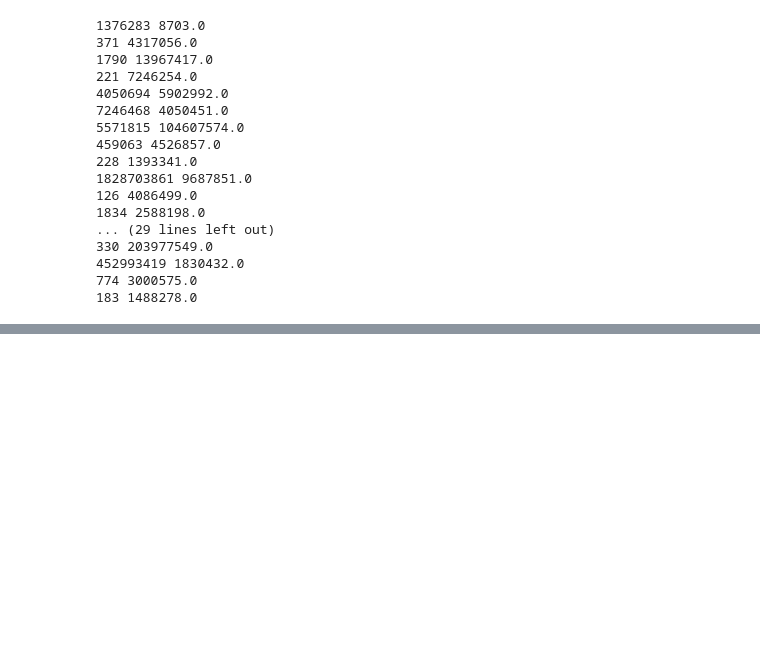
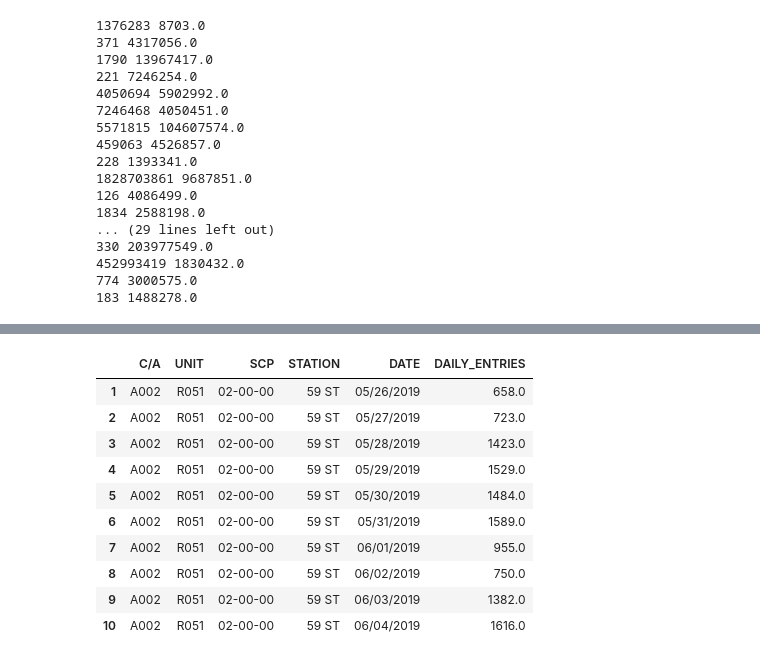
Before and after one commit to jnk83/EDA-Project1, a Jupyter notebook: proj1working.ipynb, the cells around one changed output, grey strips where cells are left out. Drawn from its saved outputs; the diff is of its cells as text; code cells hidden in the pictures; blank space fills up the shorter version.

```diff
--- a/proj1working.ipynb
+++ b/proj1working.ipynb
@@ -201,0 +221,18 @@ entries_daily.head()
+# %%
+entries_daily = entries_daily.drop(['PREV_ENTRIES', 'ENTRIES'], axis = 1, errors = 'ignore')
+# %%
+entries_daily = entries_daily.drop(['PREV_DATE'], axis = 1, errors = 'ignore')
+# %%
+entries_daily.head(10)
+# %% [output]
+|  | C/A | UNIT | SCP | STATION | DATE | DAILY_ENTRIES |
+| 1 | A002 | R051 | 02-00-00 | 59 ST | 05/26/2019 | 658.0 |
+| 2 | A002 | R051 | 02-00-00 | 59 ST | 05/27/2019 | 723.0 |
+| 3 | A002 | R051 | 02-00-00 | 59 ST | 05/28/2019 | 1423.0 |
+| 4 | A002 | R051 | 02-00-00 | 59 ST | 05/29/2019 | 1529.0 |
+| 5 | A002 | R051 | 02-00-00 | 59 ST | 05/30/2019 | 1484.0 |
+| 6 | A002 | R051 | 02-00-00 | 59 ST | 05/31/2019 | 1589.0 |
+| 7 | A002 | R051 | 02-00-00 | 59 ST | 06/01/2019 | 955.0 |
+| 8 | A002 | R051 | 02-00-00 | 59 ST | 06/02/2019 | 750.0 |
+| 9 | A002 | R051 | 02-00-00 | 59 ST | 06/03/2019 | 1382.0 |
+| 10 | A002 | R051 | 02-00-00 | 59 ST | 06/04/2019 | 1616.0 |
```
Also changed, not shown: parts of 5 cells of this notebook.
